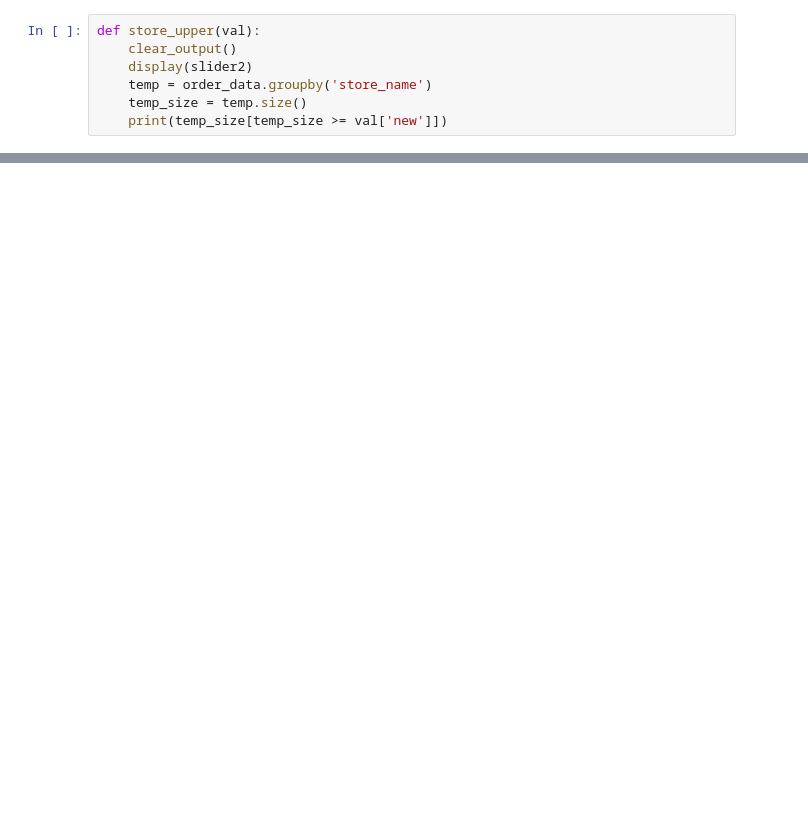
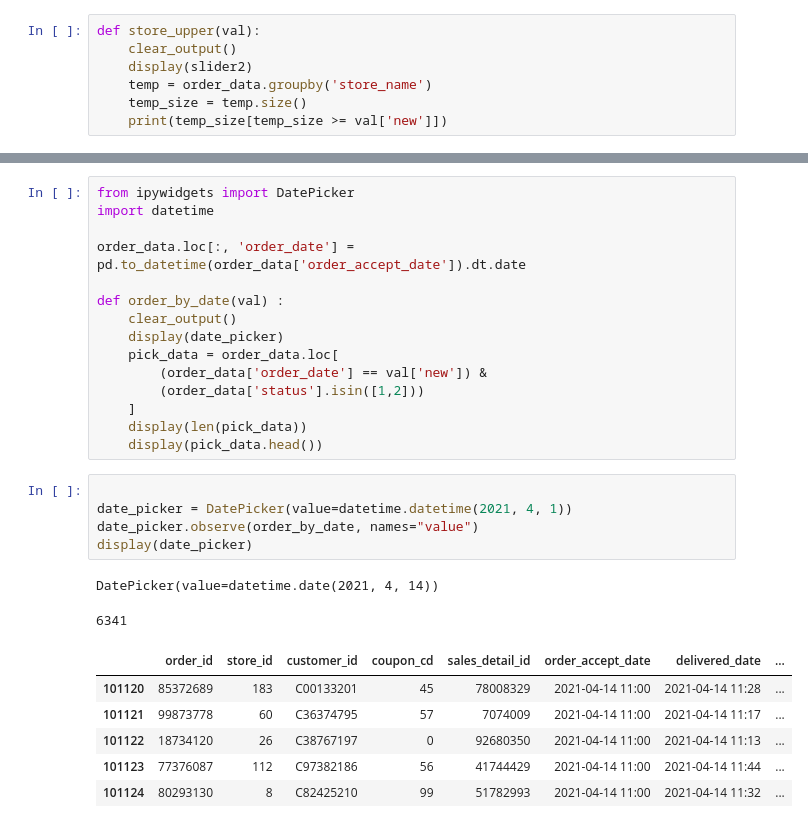
Before and after one commit to yumioh/data_analysis_lab, a Jupyter notebook: ML_100/chapter3.ipynb, the cells around one changed output, grey strips where cells are left out. Saved outputs shown, nothing was run; the diff lists cells and outputs as text; blank space fills up the shorter version.

```diff
--- a/ML_100/chapter3.ipynb
+++ b/ML_100/chapter3.ipynb
@@ -234,0 +258,29 @@ TypeError: Cannot perform 'rand_' with a dtyped [bool] array and scalar of type
+# %%
+from ipywidgets import DatePicker
+import datetime
+
+order_data.loc[:, 'order_date'] = pd.to_datetime(order_data['order_accept_date']).dt.date
+
+def order_by_date(val) :
+    clear_output()
+    display(date_picker)
+    pick_data = order_data.loc[
+        (order_data['order_date'] == val['new']) &
+        (order_data['status'].isin([1,2]))
+    ]
+    display(len(pick_data))
+    display(pick_data.head())
+# %%
+
+date_picker = DatePicker(value=datetime.datetime(2021, 4, 1))
+date_picker.observe(order_by_date, names="value")
+display(date_picker)
+# %% [output]
+DatePicker(value=datetime.date(2021, 4, 14))
+6341
+|  | order_id | store_id | customer_id | coupon_cd | sales_detail_id | order_accept_date | delivered_date | ... |
+| 101120 | 85372689 | 183 | C00133201 | 45 | 78008329 | 2021-04-14 11:00 | 2021-04-14 11:28 | ... |
+| 101121 | 99873778 | 60 | C36374795 | 57 | 7074009 | 2021-04-14 11:00 | 2021-04-14 11:17 | ... |
+| 101122 | 18734120 | 26 | C38767197 | 0 | 92680350 | 2021-04-14 11:00 | 2021-04-14 11:13 | ... |
+| 101123 | 77376087 | 112 | C97382186 | 56 | 41744429 | 2021-04-14 11:00 | 2021-04-14 11:44 | ... |
+| 101124 | 80293130 | 8 | C82425210 | 99 | 51782993 | 2021-04-14 11:00 | 2021-04-14 11:32 | ... |
```
Also changed, not shown: parts of 8 cells of this notebook.
